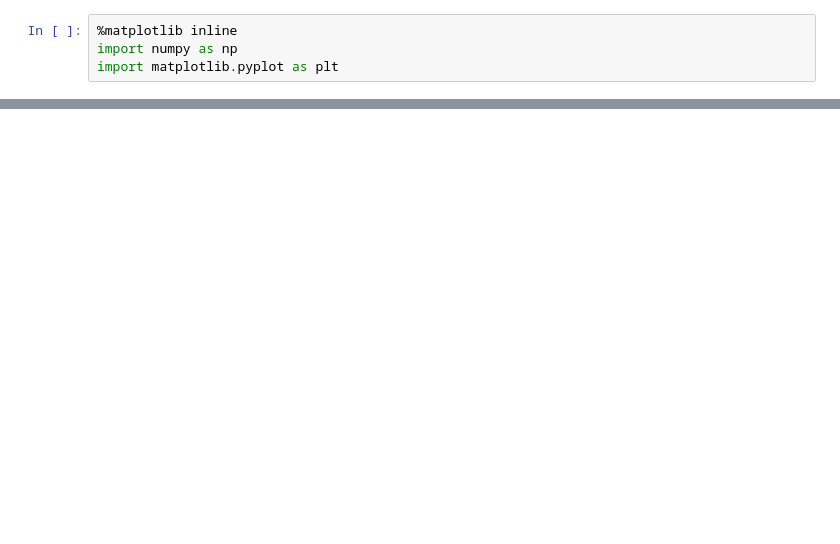
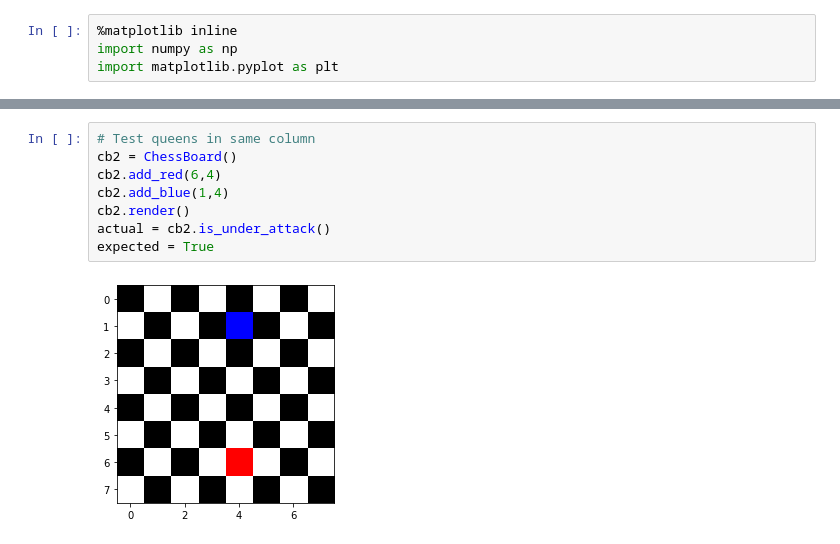
Before and after one commit to gracerosemary/chess-board, a Jupyter notebook: chess_board.ipynb, the cells around one changed output, grey strips where cells are left out. Drawn from its saved outputs; the diff is of its cells as text; blank space fills up the shorter version.

```diff
--- a/chess_board.ipynb
+++ b/chess_board.ipynb
@@ -63,0 +78,10 @@ True
+# %%
+# Test queens in same column
+cb2 = ChessBoard()
+cb2.add_red(6,4)
+cb2.add_blue(1,4)
+cb2.render()
+actual = cb2.is_under_attack()
+expected = True
+# %% [output]
+[figure, added]
```
Also changed, not shown: parts of 4 cells of this notebook, 1 other file.
